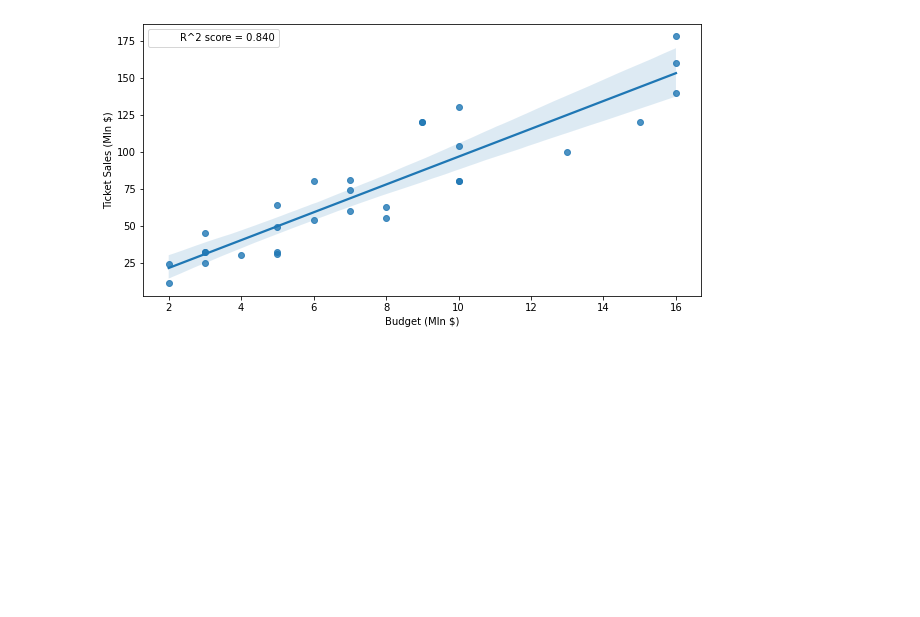
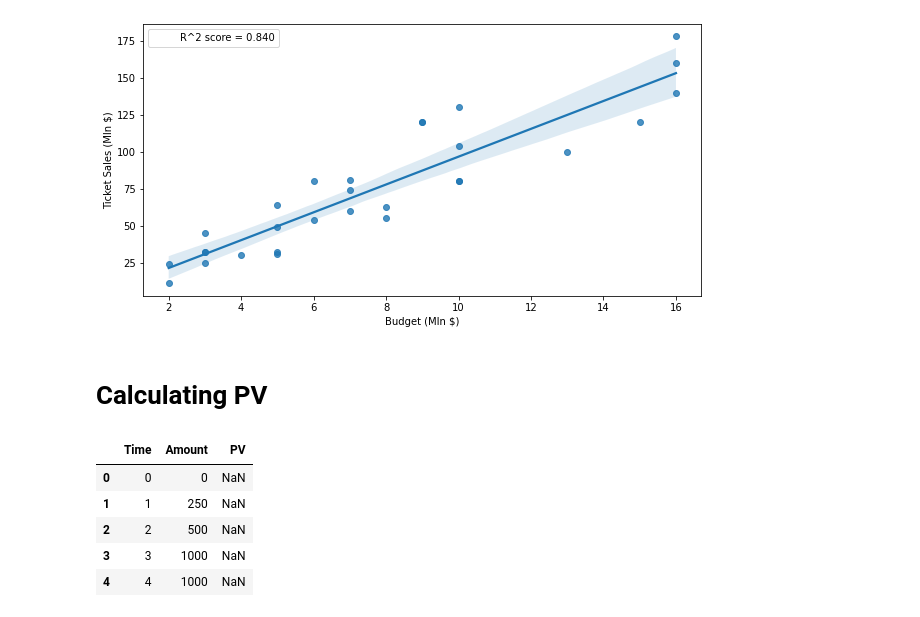
Before and after one commit to pedrohrosabraun/6-sigma, a Jupyter notebook: Calculating metrics.ipynb, the cells around one changed output. Saved outputs shown, nothing was run; the diff lists cells and outputs as text; code cells hidden in the pictures; blank space fills up the shorter version.

```diff
--- a/Calculatin metrics.ipynb
+++ b/Calculating metrics.ipynb
@@ -249,3 +249,16 @@ sns.regplot(x='Budget (Mln $)',y='Ticket Sales (Mln $)', data=dfmov)
 # %% [output]
 <AxesSubplot:xlabel='Budget (Mln $)', ylabel='Ticket Sales (Mln $)'>
 [figure]
+# %% [markdown]
+# Calculating PV
+# %%
+dfpv = pd.read_excel('PV+WITH+EXCEL+LEAN+SIX+SIGMA+BLACK+BELT+-+Copy.xlsx')
+# %%
+dfpv.head()
+# %% [output]
+|  | Time | Amount | PV |
+| 0 | 0 | 0 | NaN |
+| 1 | 1 | 250 | NaN |
+| 2 | 2 | 500 | NaN |
+| 3 | 3 | 1000 | NaN |
+| 4 | 4 | 1000 | NaN |
```
Also changed, not shown: parts of 6 cells of this notebook, 3 other files.
